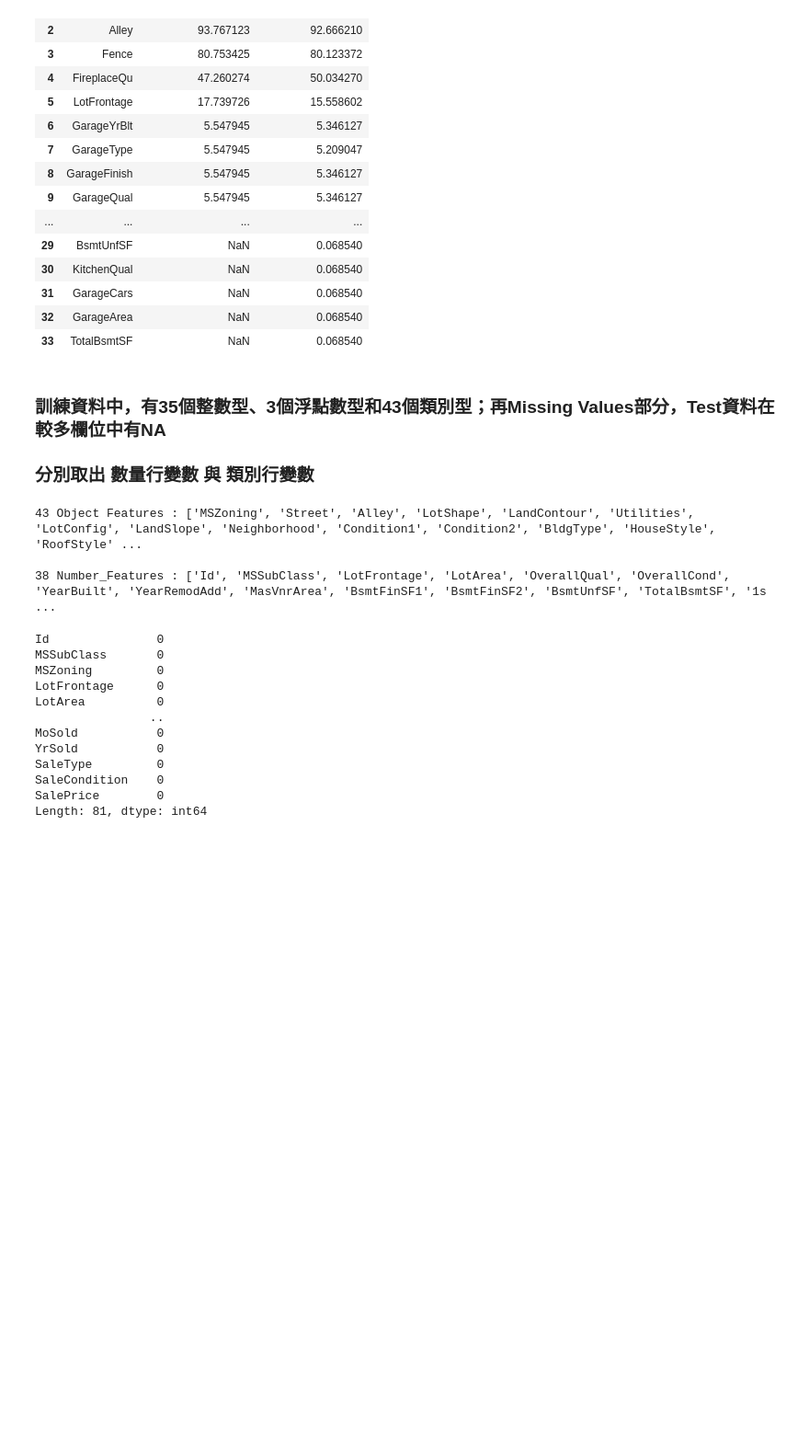
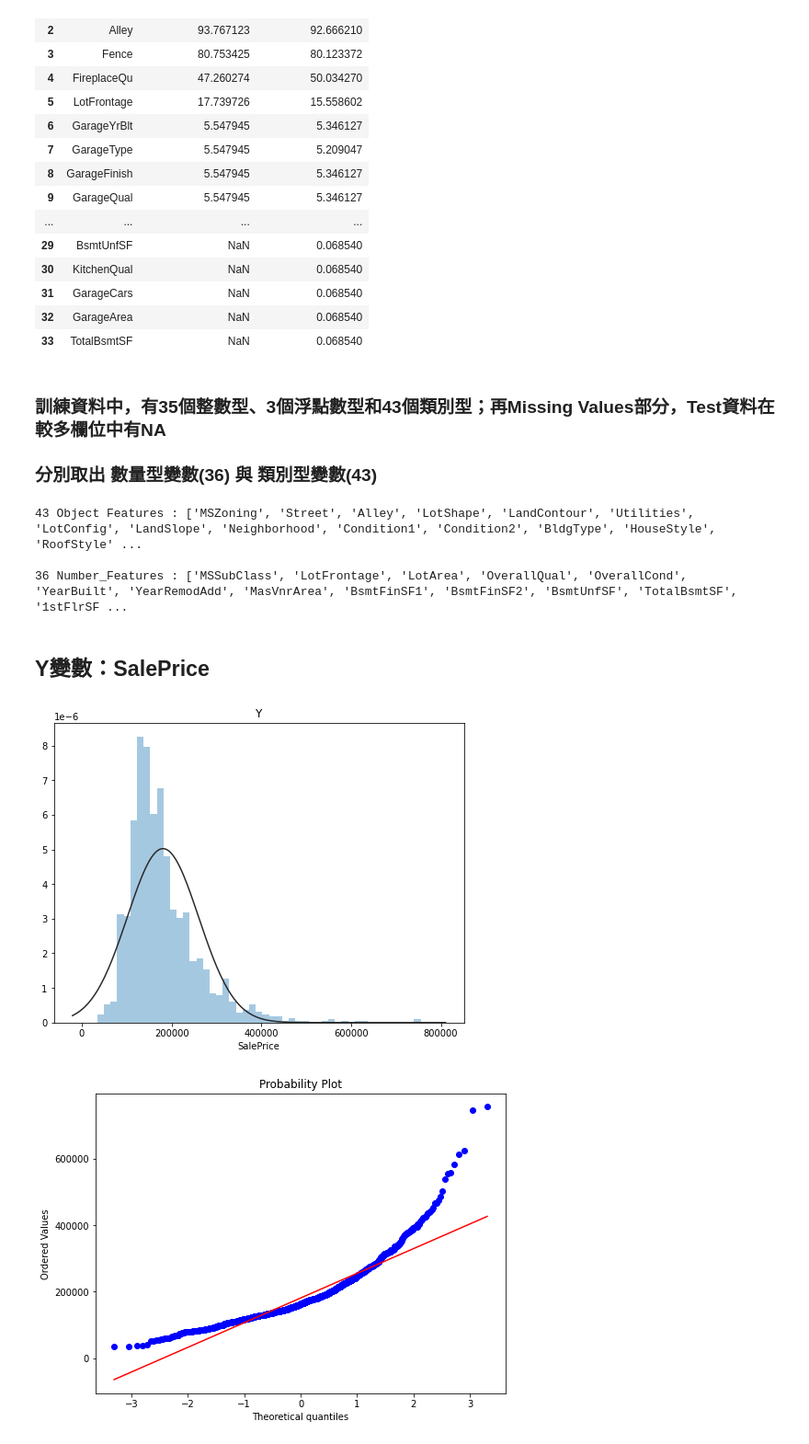
Before and after one commit to GallonShih/Projects, a Jupyter notebook: SideProject/03_Kaggle_House_Prices/HousePrices.ipynb, the cells around one changed output. Shown at 92% size. Cells and saved outputs as stored; diff of their text form; code cells hidden in the pictures; blank space fills up the shorter version.

```diff
--- a/SideProject/03_Kaggle_House_Prices/HousePrices.ipynb
+++ b/SideProject/03_Kaggle_House_Prices/HousePrices.ipynb
@@ -137,7 +139,7 @@ train data na_check
 | 33 | TotalBsmtSF | NaN | 0.068540 |
 # %% [markdown]
 ### 訓練資料中，有35個整數型、3個浮點數型和43個類別型；再Missing Values部分，Test資料在較多欄位中有NA
-### 分別取出 數量行變數 與 類別行變數
+### 分別取出 數量型變數(36) 與 類別型變數(43)
 # %%
 number_features=[]
 object_features = []
@@ -146,29 +148,30 @@ for dtype, feature in zip(train.dtypes, train.columns):
         object_features.append(feature)
     else :
         number_features.append(feature)
+number_features.remove('SalePrice')
+number_features.remove('Id')
 print(f'{len(object_features)} Object Features : {object_features}\n')
 print(f'{len(number_features)} Number_Features : {number_features}\n')
 # %% [output]
 43 Object Features : ['MSZoning', 'Street', 'Alley', 'LotShape', 'LandContour', 'Utilities', 'LotConfig', 'LandSlope', 'Neighborhood', 'Condition1', 'Condition2', 'BldgType', 'HouseStyle', 'RoofStyle' ...
 
-38 Number_Features : ['Id', 'MSSubClass', 'LotFrontage', 'LotArea', 'OverallQual', 'OverallCond', 'YearBuilt', 'YearRemodAdd', 'MasVnrArea', 'BsmtFinSF1', 'BsmtFinSF2', 'BsmtUnfSF', 'TotalBsmtSF', '1s ...
+36 Number_Features : ['MSSubClass', 'LotFrontage', 'LotArea', 'OverallQual', 'OverallCond', 'YearBuilt', 'YearRemodAdd', 'MasVnrArea', 'BsmtFinSF1', 'BsmtFinSF2', 'BsmtUnfSF', 'TotalBsmtSF', '1stFlrSF ...
 # %%
 for c1 in object_features:
-    train[c1] = train[c1].fillna('None')
+    train[c1] = train[c1].fillna('Missing')
 for c2 in number_features:
-    train[c2] = train[c2].fillna(train[c2].median)
+    train[c2] = train[c2].fillna(train[c2].median())
-# %%
-train.isnull().sum()
-# %% [output]
-Id               0
-MSSubClass       0
-MSZoning         0
-LotFrontage      0
-LotArea          0
-                ..
-MoSold           0
-YrSold           0
-SaleType         0
-SaleCondition    0
-SalePrice        0
-Length: 81, dtype: int64
+# %% [markdown]
+## Y變數：SalePrice
+# %%
+plt.figure(1,figsize=(8, 6))
+plt.title('Y')
+sns.distplot(train['SalePrice'],
+             kde=False,
+             fit=st.norm)
+
+plt.figure(2,figsize=(8, 6))
+res = st.probplot(train['SalePrice'],plot=plt)
+# %% [output]
+[figure, added]
+[figure, added]
```
Also changed, not shown: parts of 7 cells of this notebook.
